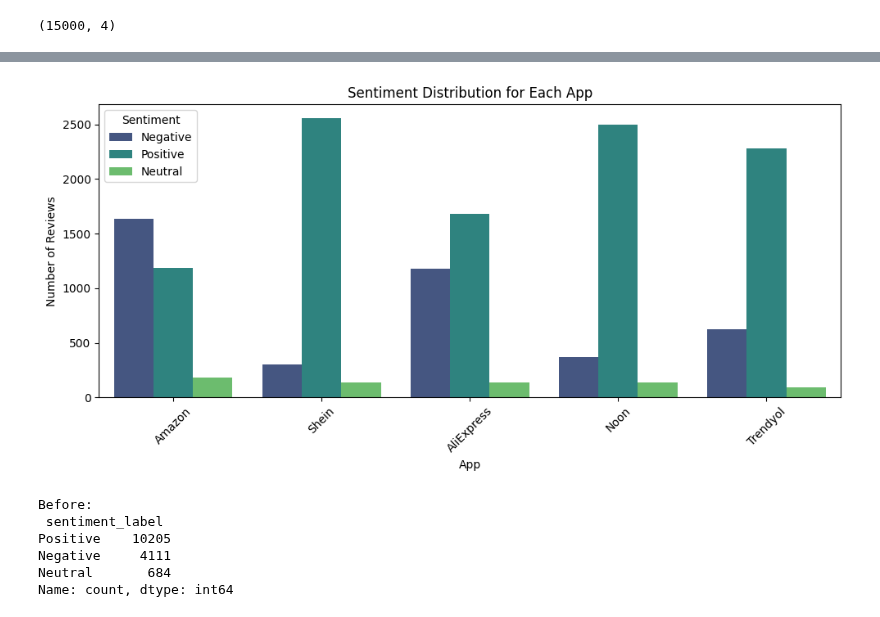
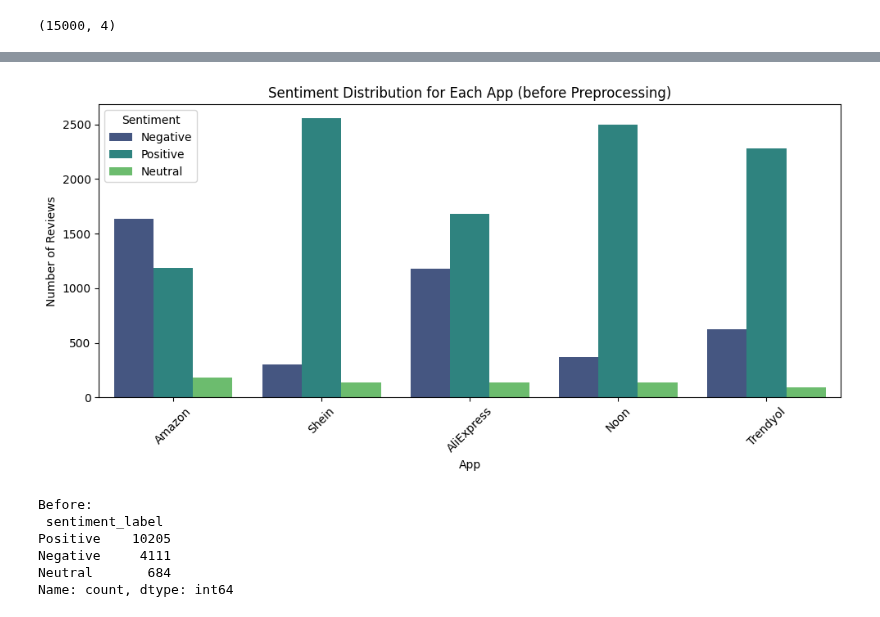
Before and after one commit to latifahaljurayyan/insightApp, a Jupyter notebook: GP2__2.ipynb, the cells around one changed output, grey strips where cells are left out. Cells and saved outputs as stored; diff of their text form; code cells hidden in the pictures.

```diff
--- a/GP2__2.ipynb
+++ b/GP2__2.ipynb
@@ -11,26 +46,26 @@ print(df.shape)
 # %%
 import matplotlib.pyplot as plt
 import seaborn as sns
 
 df_before = df.copy()
 plt.figure(figsize=(10,5))
 
 sns.countplot(
     x="app_name",
     hue="sentiment_label",
     data=df_before,
     palette="viridis"
 )
 
-plt.title("Sentiment Distribution for Each App")
+plt.title("Sentiment Distribution for Each App (before Preprocessing)")
 plt.xlabel("App")
 plt.ylabel("Number of Reviews")
 plt.xticks(rotation=45)
 plt.legend(title="Sentiment")
 plt.tight_layout()
 plt.show()
 # %% [output]
-[figure, old version]
+[figure, new version]
 # %%
 print ("Before: \n", df_before["sentiment_label"]. value_counts ())
 # %% [output]
```
Also changed, not shown: parts of 12 cells of this notebook.
